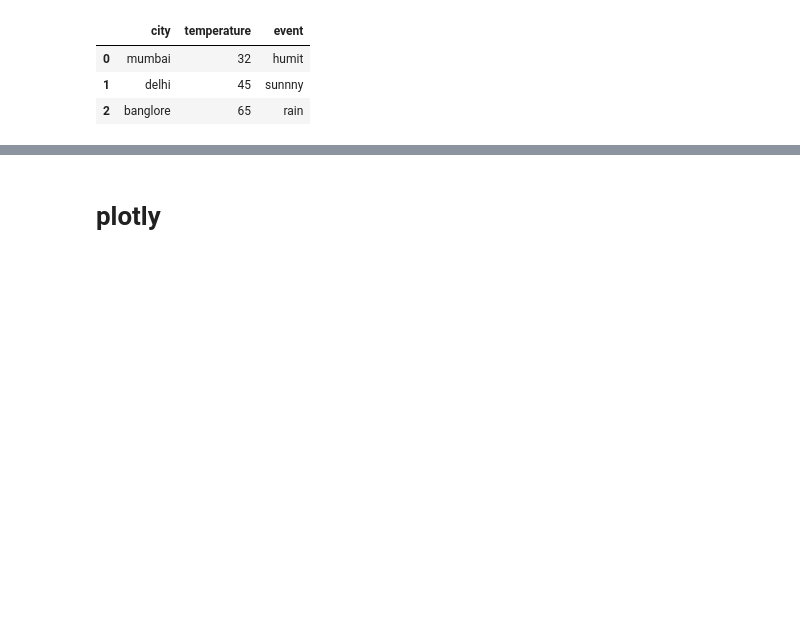
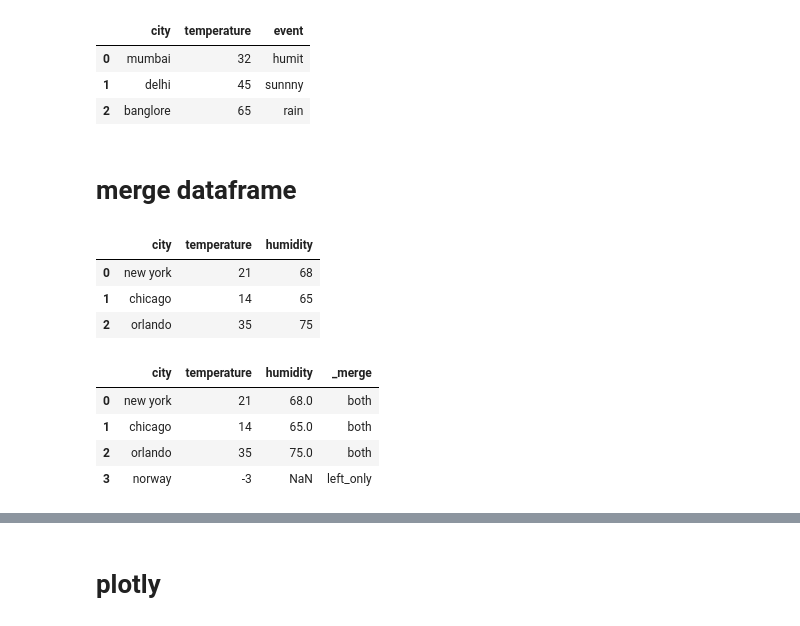
Before and after one commit to Ndeep/basic-s-of-pandas, a Jupyter notebook: pandas 1.ipynb, the cells around one changed output, grey strips where cells are left out. Cells and saved outputs as stored; diff of their text form; code cells hidden in the pictures; blank space fills up the shorter version.

```diff
--- a/pandas 1.ipynb
+++ b/pandas 1.ipynb
@@ -365,3 +365,33 @@ df_c2
 | 0 | mumbai | 32 | humit |
 | 1 | delhi | 45 | sunnny |
 | 2 | banglore | 65 | rain |
+# %% [markdown]
+# merge dataframe
+# %%
+df_m1 = pd.DataFrame({
+    "city": ["new york","chicago","orlando","norway"],
+    "temperature": [21,14,35,-3],
+})
+df_m2 = pd.DataFrame({
+    "city": ["chicago","new york","orlando","mumbai"],
+    "humidity": [65,68,75,34],
+})
+
+df_m=pd.merge(df_m1,df_m2)
+df_m
+# %% [output]
+|  | city | temperature | humidity |
+| 0 | new york | 21 | 68 |
+| 1 | chicago | 14 | 65 |
+| 2 | orlando | 35 | 75 |
+# %%
+df_m=pd.merge(df_m1,df_m2,on='city',how='left',indicator=True)
+#how='outer/left/inner/right' but default is inner
+#indicator=True tell how data get from dataframe
+df_m
+# %% [output]
+|  | city | temperature | humidity | _merge |
+| 0 | new york | 21 | 68.0 | both |
+| 1 | chicago | 14 | 65.0 | both |
+| 2 | orlando | 35 | 75.0 | both |
+| 3 | norway | -3 | NaN | left_only |
```
Also changed, not shown: parts of 8 cells of this notebook, 3 other files.
